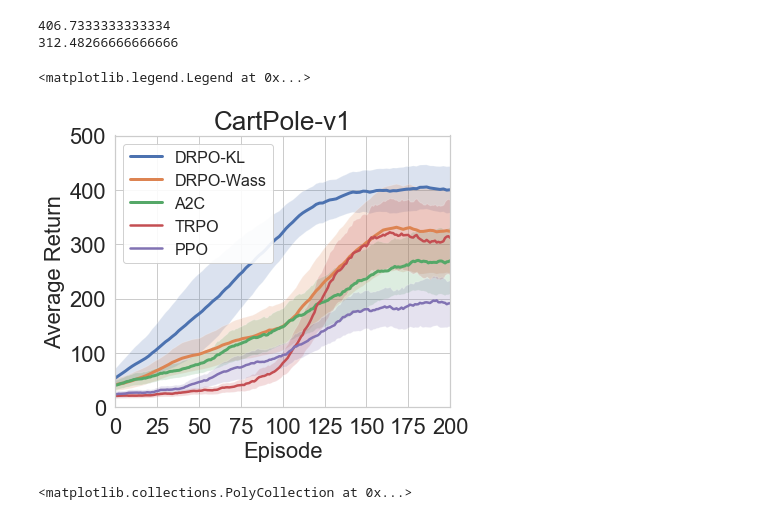
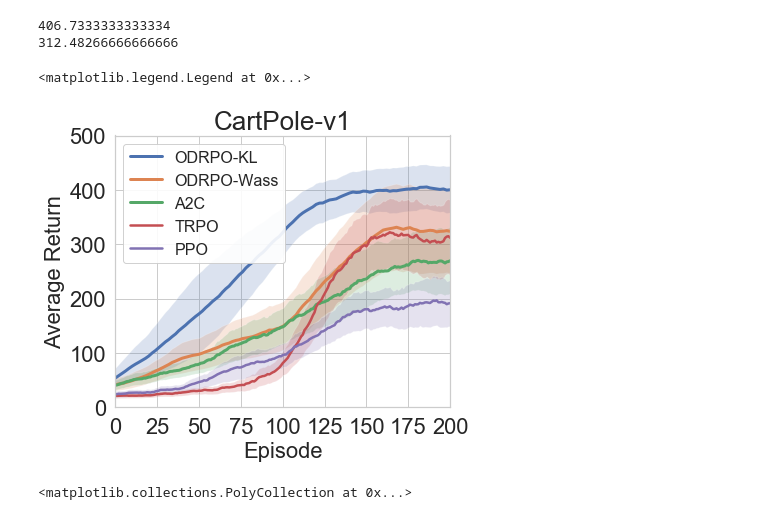
Before and after one commit to kadysongbb/dr-trpo, a Jupyter notebook: discrete_control/view_training.ipynb, the cells around one changed output. Cells and saved outputs as stored; diff of their text form; code cells hidden in the pictures.

Commit message:
change figure label

```diff
--- a/discrete_control/view_training.ipynb
+++ b/discrete_control/view_training.ipynb
@@ -90,48 +90,48 @@ plt.title('CartPole-v1', fontsize = 26)
 # DRPO KL
 eps_per_iter = 2
 moving_average = find_drpo_moving_avg(kl_file_list, window_size,0.5)
-ax.plot(np.arange(len(moving_average[0]))*eps_per_iter, moving_average[0], label='DRPO-KL', linewidth = 3)
+ax.plot(np.arange(len(moving_average[0]))*eps_per_iter, moving_average[0], label='ODRPO-KL', linewidth = 3)
 ax.fill_between(np.arange(len(moving_average[0]))*eps_per_iter, moving_average[1], moving_average[2], alpha=0.2)
 print(np.mean(moving_average[0][-10:]))
 
 # DRPO Wass
 eps_per_iter = 2
 moving_average = find_drpo_moving_avg(wass_file_list, window_size,0.5)
-ax.plot(np.arange(len(moving_average[0]))*eps_per_iter, moving_average[0], label='DRPO-Wass', linewidth = 3)
+ax.plot(np.arange(len(moving_average[0]))*eps_per_iter, moving_average[0], label='ODRPO-Wass', linewidth = 3)
 ax.fill_between(np.arange(len(moving_average[0]))*eps_per_iter, moving_average[1], moving_average[2], alpha=0.2)
 
 # A2C
 eps_per_iter = 1
 moving_average = find_drpo_moving_avg(a2c_file_list, window_size,0.5)
 ax.plot(np.arange(len(moving_average[0]))*eps_per_iter, moving_average[0], label='A2C', linewidth = 3)
 ax.fill_between(np.arange(len(moving_average[0]))*eps_per_iter, moving_average[1], moving_average[2], alpha=0.2)
 
 # read TRPO baseline results
 trpo_log_name = ['./tmp/trpo_cartpole_monitor1.csv', './tmp/trpo_cartpole_monitor2.csv',
                  './tmp/trpo_cartpole_monitor3.csv', './tmp/trpo_cartpole_monitor4.csv',
                 './tmp/trpo_cartpole_monitor5.csv']
 window_size = 30
 moving_average = find_baseline_moving_avg(trpo_log_name, window_size,0.5)
 ax.plot(np.arange(len(moving_average[0])), moving_average[0], label='TRPO', linewidth = 2.5)
 ax.fill_between(np.arange(len(moving_average[0])), moving_average[1], moving_average[2], alpha=0.2)
 print(np.mean(moving_average[0][-10:]))
 
 # read PPO baseline results
 ppo_log_name = ['./tmp/ppo_cartpole_monitor1.csv','./tmp/ppo_cartpole_monitor2.csv',
                './tmp/ppo_cartpole_monitor3.csv','./tmp/ppo_cartpole_monitor4.csv',
                './tmp/ppo_cartpole_monitor5.csv']
 window_size = 30
 moving_average = find_baseline_moving_avg(ppo_log_name, window_size,0.5)
 ax.plot(np.arange(len(moving_average[0])), moving_average[0], label='PPO', linewidth = 2.5)
 ax.fill_between(np.arange(len(moving_average[0])), moving_average[1], moving_average[2], alpha=0.2)
 
 plt.rcParams["legend.framealpha"] = 0.9
 ax.legend(loc='upper left', fontsize = 16)
 # %% [output]
 406.7333333333334
 312.48266666666666
 <matplotlib.legend.Legend at 0x...>
-[figure, old version]
+[figure, new version]
 # %%
 sns.set()
 sns.set_style("whitegrid")
```
Also changed, not shown: parts of 3 cells of this notebook, 8 other files.
